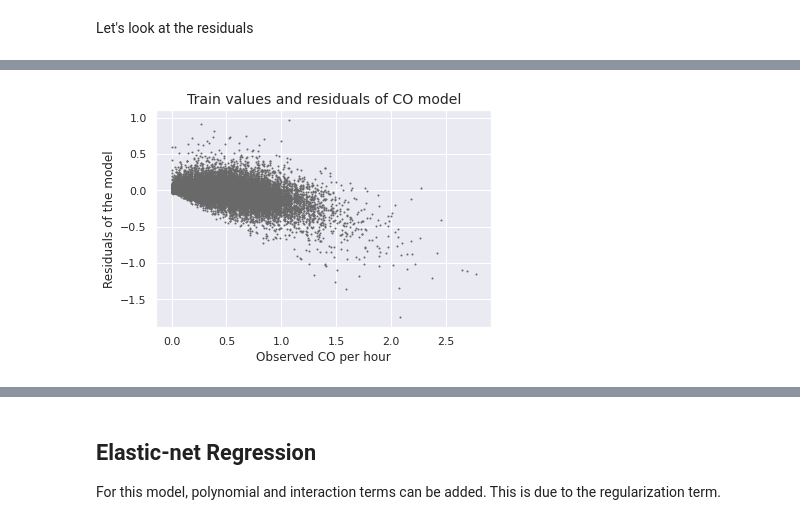
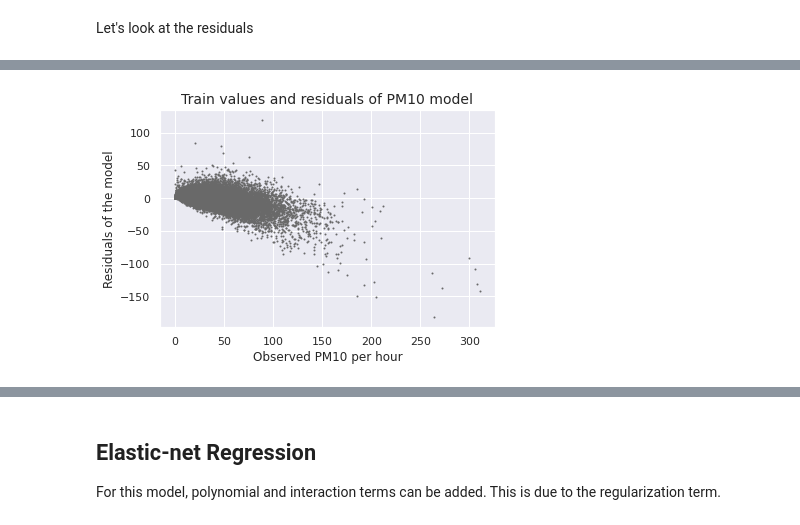
Before and after one commit to lucasmoschen/machine-learning-project, a Jupyter notebook: notebooks/model_pm10.ipynb, the cells around one changed output, grey strips where cells are left out. Drawn from its saved outputs; the diff is of its cells as text; code cells hidden in the pictures.

```diff
--- a/notebooks/model_pm10.ipynb
+++ b/notebooks/model_pm10.ipynb
@@ -172,16 +172,16 @@ Jarque-Bera: Jarque_beraResult(statistic=48233.04681637398, pvalue=0.0)
 # %%
-train_trans = pt_gases['PM10'].inverse_transform(y_train_co.values.reshape(-1,1))
+train_trans = pt_gases['PM10'].inverse_transform(y_train_pm10.values.reshape(-1,1))
 pred_trans = pt_gases['PM10'].inverse_transform(y_train_pred.values.reshape(-1,1))
 residuals = pred_trans - train_trans
 
 plt.scatter(train_trans, residuals, s=1, color='dimgray')
 plt.xlabel("Observed PM10 per hour")
 plt.ylabel("Residuals of the model")
 plt.title("Train values and residuals of PM10 model", fontsize = 14)
 plt.savefig(IMAGES_FOLDER+"observed-vs-residuals-pm10-linear-regression.eps", bbox_inches = 'tight')
 plt.show()
 # %% [output]
-[figure, old version]
+[figure, new version]
 # %%
 rows1 = x_test_SP[(x_test_SP.year==2019)&(x_test_SP.month==12)]
 rows2 = x_test_SP[(x_test_SP.year==2017)&(x_test_SP.month==7)]
```
Also changed, not shown: parts of 48 cells of this notebook, 4 other files.
